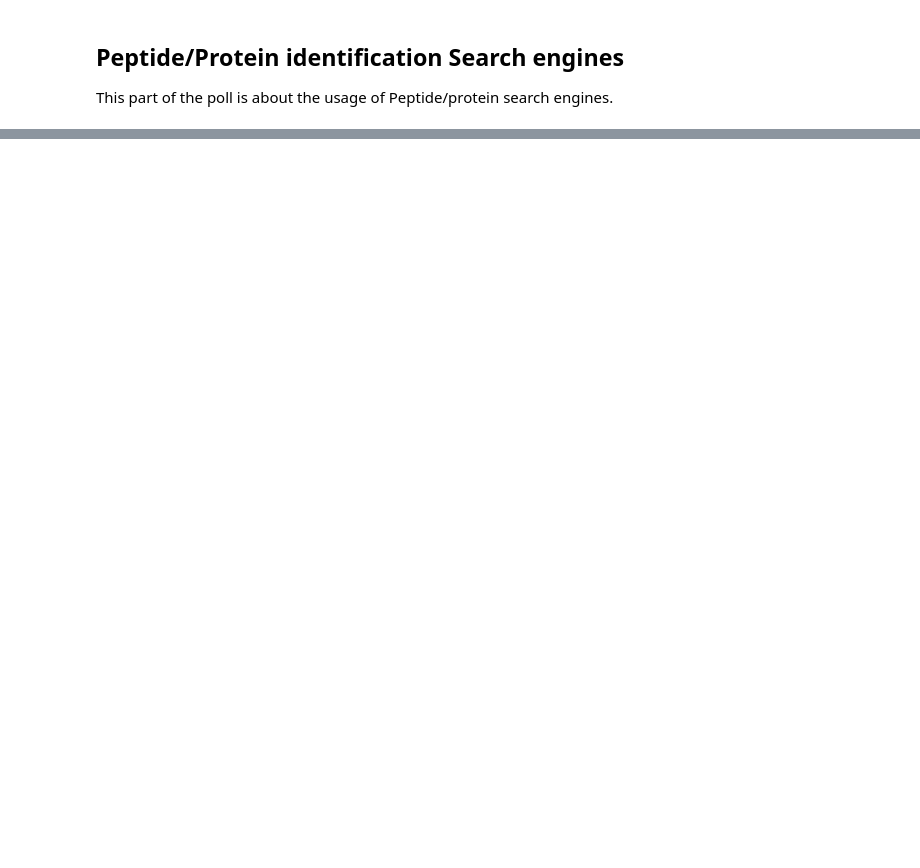
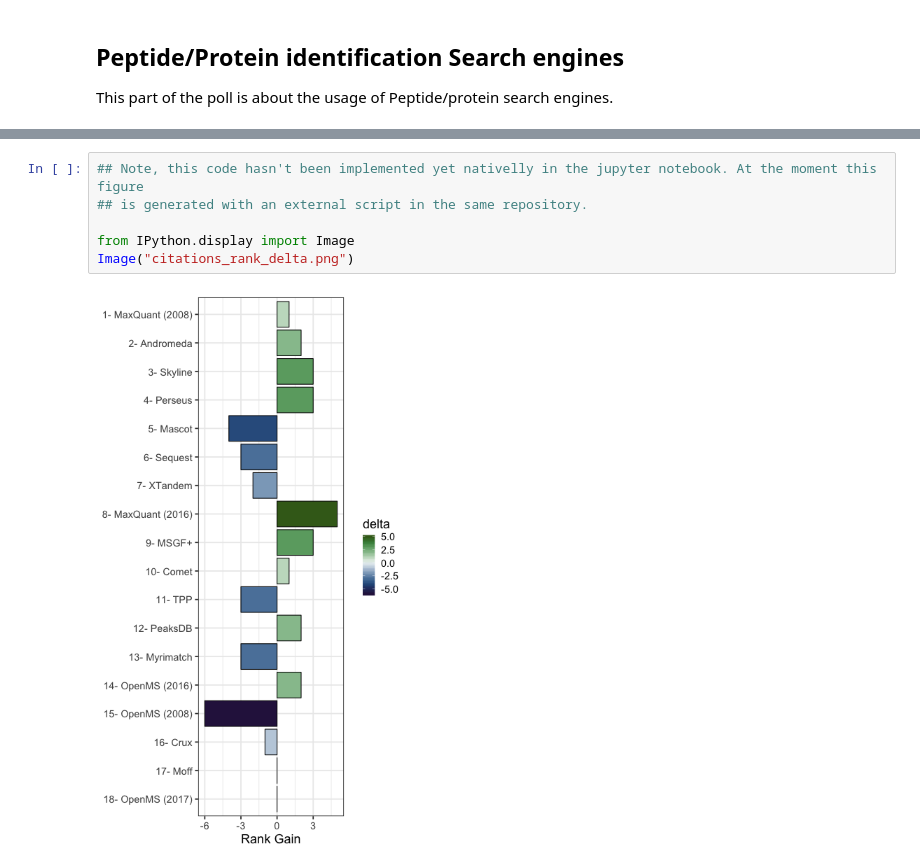
Before and after one commit to ypriverol/CompProt2019-paper, a Jupyter notebook: source/transform_poll.ipynb, the cells around one changed output, grey strips where cells are left out. Drawn from its saved outputs; the diff is of its cells as text; blank space fills up the shorter version.

```diff
--- a/source/transform_poll.ipynb
+++ b/source/transform_poll.ipynb
@@ -239,0 +207,8 @@ iplot(data, filename='horizontal-bar')
+# %%
+## Note, this code hasn't been implemented yet nativelly in the jupyter notebook. At the moment this figure
+## is generated with an external script in the same repository.
+
+from IPython.display import Image
+Image("citations_rank_delta.png")
+# %% [output]
+[figure, added]
```
Also changed, not shown: parts of 3 cells of this notebook.
